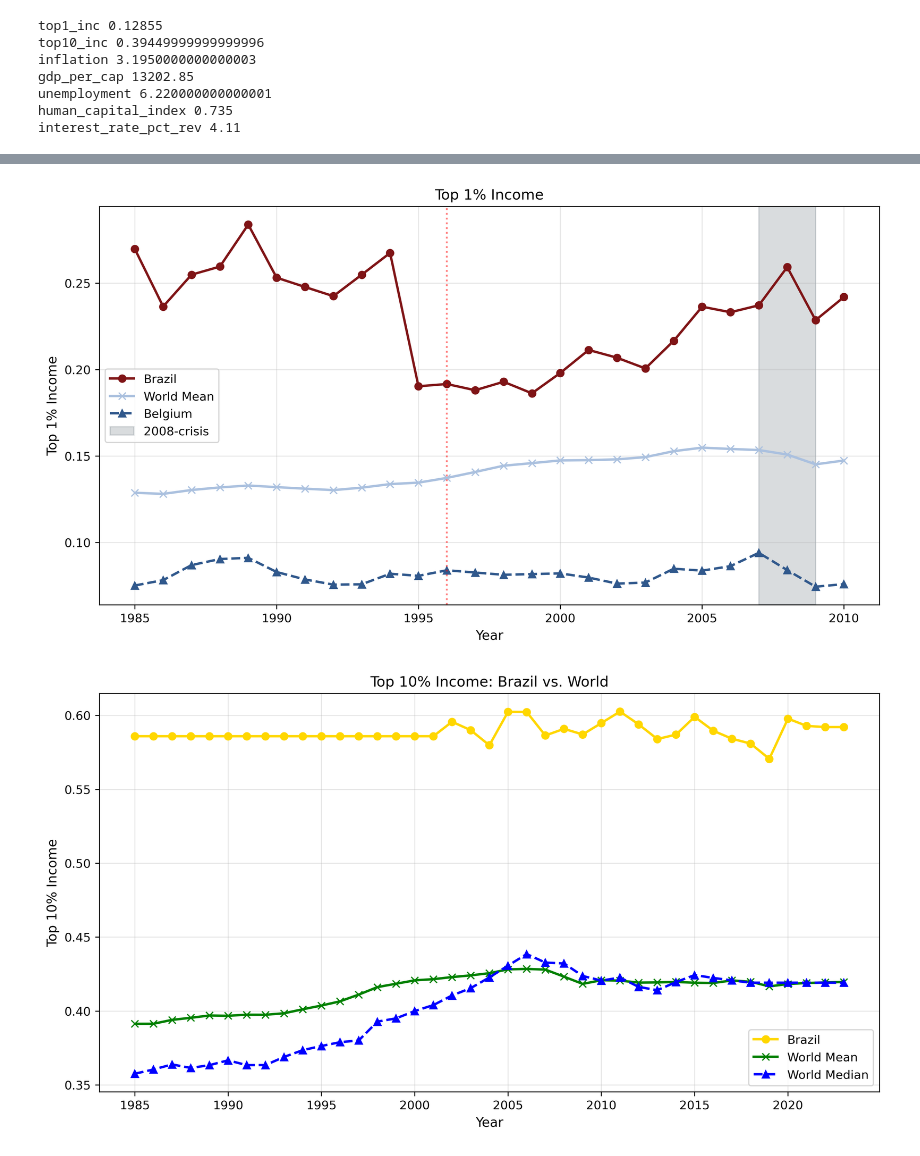
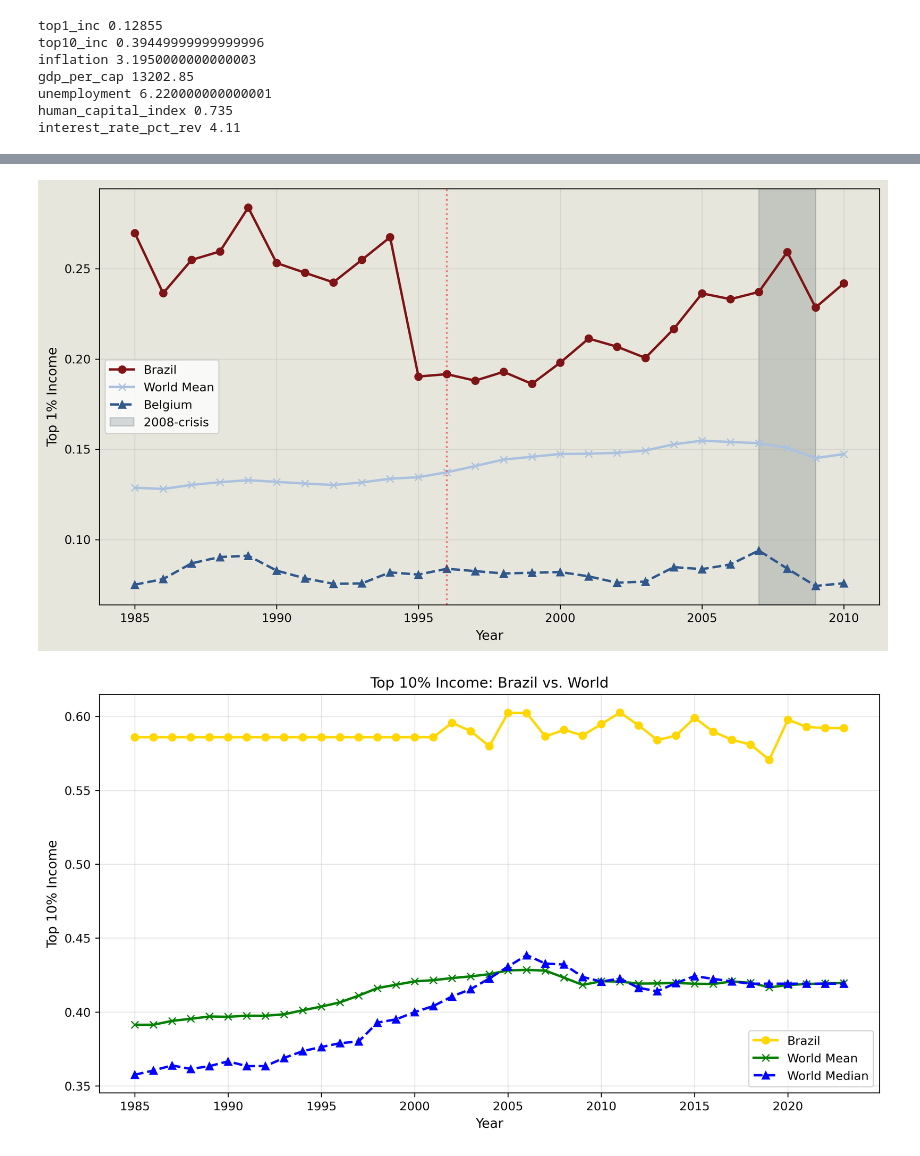
Before and after one commit to LucasDubss/Master-Dubois-Lucas, a Jupyter notebook: MasterCODE.ipynb, the cells around one changed output, grey strips where cells are left out. Cells and saved outputs as stored; diff of their text form; code cells hidden in the pictures.

```diff
--- a/MasterCODE.ipynb
+++ b/MasterCODE.ipynb
@@ -29,7 +29,7 @@ import re
 
 path = '/Users/lucasdubois/Desktop/MASTERDATA/'
 # %%
-offwhite = (255/255, 255/255, 255/255)
+offwhite = (230/255, 230/255, 220/255)
 midnight = (0/255, 22/255, 36/255)
 steelblue = (171/255, 193/255, 223/255)
 primaryred = (127/255, 20/255, 22/255)
@@ -657,35 +657,39 @@ mpl.rcParams.update({
 # %%
 years = list(range(1985, 2015))
 
 df_malka= df[(df['Year'] >= 1985) & (df['Year'] <= 2010)]
 world_mean = df_malka.groupby('Year')['top1_inc'].mean()
 world_median = df_malka.groupby('Year')['top1_inc'].median()
 brazil_data = df_malka[df_malka['Country Name'] == 'Brazil'].set_index('Year')['top1_inc']
 belgium_data = df_malka[df_malka['Country Name'] == 'Belgium'].set_index('Year')['top1_inc']
 
 fig, ax = plt.subplots(figsize=(10, 5.6))
 ax.plot(brazil_data.index, brazil_data.values, marker='o', label='Brazil', color= primaryred, linewidth=2)
 ax.plot(world_mean.index, world_mean.values, marker='x', label='World Mean', color=steelblue, linewidth=2)
 ax.plot(belgium_data.index, belgium_data.values, marker='^', label='Belgium', linestyle='--', color=harmonizedblue, linewidth=2)
 
 
 plt.axvline(1996, color="red", linestyle=":",alpha=0.5)
 plt.axvspan(2007, 2009, color=midnight, alpha=0.15, label="2008-crisis")
 
-ax.set_title('Top 1% Income')
+#ax.set_title('Top 1% Income')
 ax.set_xlabel('Year')
 ax.set_ylabel('Top 1% Income')
 
 ax.legend()
 ax.grid(True, alpha=0.3)
 
-fig.tight_layout()
+plt.tight_layout()
+fig = plt.gcf()
+ax = plt.gca()
+fig.patch.set_facecolor(offwhite)
+ax.set_facecolor(offwhite)
 
-fig.savefig("/Users/lucasdubois/Desktop/LaTeX/MASTER/Images/top1inc", bbox_inches="tight", pad_inches=0.02)
+fig.savefig("/Users/lucasdubois/Desktop/LaTeX/MASTER/Images/top1inc.png", bbox_inches="tight", pad_inches=0.02)
 plt.show()
 plt.close(fig)
 # %% [output]
-[figure, old version]
+[figure, new version]
 # %%
 years = list(range(1980, 2023))
 
```
Also changed, not shown: parts of 1 cell of this notebook, 5 other files.
